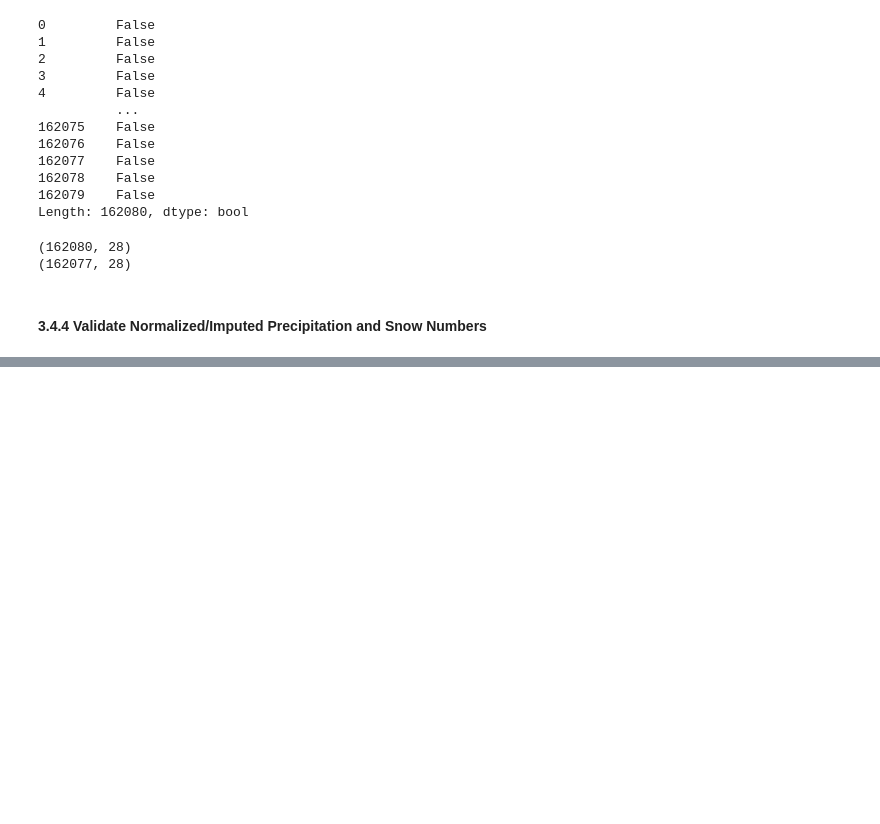
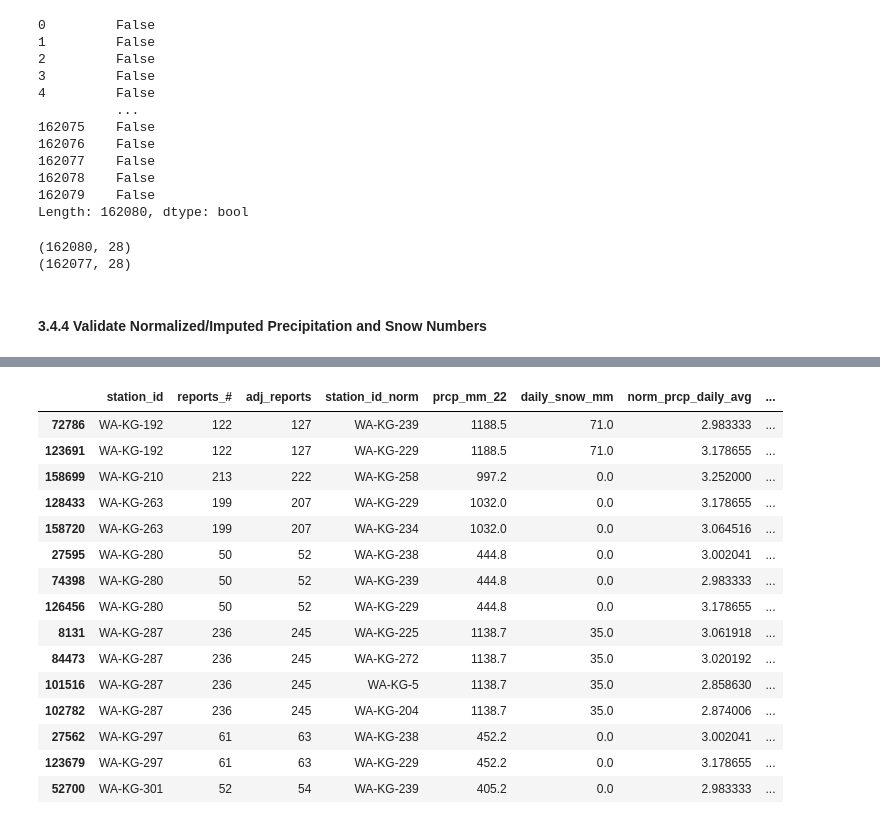
Before and after one commit to BrettlyCD/seattle-trees-project, a Jupyter notebook: notebooks/02_exploratory_data_analysis.ipynb, the cells around one changed output, grey strips where cells are left out. Drawn from its saved outputs; the diff is of its cells as text; code cells hidden in the pictures; blank space fills up the shorter version.

```diff
--- a/notebooks/02_exploratory_data_analysis.ipynb
+++ b/notebooks/02_exploratory_data_analysis.ipynb
@@ -831,0 +845,22 @@ print(trees_climate.shape)
+# %%
+#now I'll look at stations which didn't have a more complete dataset and are greater than the 75th percentile of the above subset
+trees_climate_unique = trees_climate[['station_id','reports_#','adj_reports','station_id_norm','prcp_mm_22','daily_snow_mm','norm_prcp_daily_avg','norm_snow_daily_avg','norm_prcp_mm_total','norm_snow_mm_total']].drop_duplicates()
+
+trees_climate_unique[(trees_climate_unique['reports_#'] < 300) & (trees_climate_unique['norm_prcp_mm_total'] > 1094.725)].sort_values('station_id')
+# %% [output]
+|  | station_id | reports_# | adj_reports | station_id_norm | prcp_mm_22 | daily_snow_mm | norm_prcp_daily_avg | ... |
+| 72786 | WA-KG-192 | 122 | 127 | WA-KG-239 | 1188.5 | 71.0 | 2.983333 | ... |
+| 123691 | WA-KG-192 | 122 | 127 | WA-KG-229 | 1188.5 | 71.0 | 3.178655 | ... |
+| 158699 | WA-KG-210 | 213 | 222 | WA-KG-258 | 997.2 | 0.0 | 3.252000 | ... |
+| 128433 | WA-KG-263 | 199 | 207 | WA-KG-229 | 1032.0 | 0.0 | 3.178655 | ... |
+| 158720 | WA-KG-263 | 199 | 207 | WA-KG-234 | 1032.0 | 0.0 | 3.064516 | ... |
+| 27595 | WA-KG-280 | 50 | 52 | WA-KG-238 | 444.8 | 0.0 | 3.002041 | ... |
+| 74398 | WA-KG-280 | 50 | 52 | WA-KG-239 | 444.8 | 0.0 | 2.983333 | ... |
+| 126456 | WA-KG-280 | 50 | 52 | WA-KG-229 | 444.8 | 0.0 | 3.178655 | ... |
+| 8131 | WA-KG-287 | 236 | 245 | WA-KG-225 | 1138.7 | 35.0 | 3.061918 | ... |
+| 84473 | WA-KG-287 | 236 | 245 | WA-KG-272 | 1138.7 | 35.0 | 3.020192 | ... |
+| 101516 | WA-KG-287 | 236 | 245 | WA-KG-5 | 1138.7 | 35.0 | 2.858630 | ... |
+| 102782 | WA-KG-287 | 236 | 245 | WA-KG-204 | 1138.7 | 35.0 | 2.874006 | ... |
+| 27562 | WA-KG-297 | 61 | 63 | WA-KG-238 | 452.2 | 0.0 | 3.002041 | ... |
+| 123679 | WA-KG-297 | 61 | 63 | WA-KG-229 | 452.2 | 0.0 | 3.178655 | ... |
+| 52700 | WA-KG-301 | 52 | 54 | WA-KG-239 | 405.2 | 0.0 | 2.983333 | ... |
```
Also changed, not shown: parts of 5 cells of this notebook.
